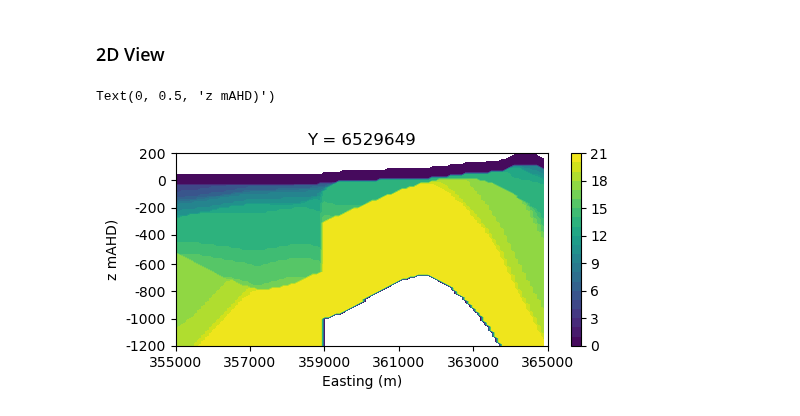
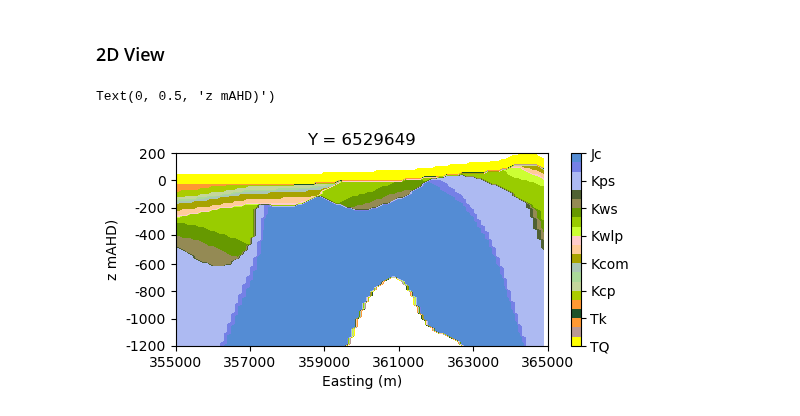
Before and after one commit to malvina-chmielarski/Otorowiri, a Jupyter notebook: Model/Progress_notebook_KB.ipynb, the cells around one changed output. Cells and saved outputs as stored; diff of their text form; code cells hidden in the pictures.

Commit message:
Added some geophys. Didn't get to strat columns...

```diff
--- a/Model/Progress_notebook_KB.ipynb
+++ b/Model/Progress_notebook_KB.ipynb
@@ -292,6 +292,31 @@ for i in range(len(data_list)): #iterate for each row
             formatted_data.append([boreid, easting, northing, bottom, val, lithid, feat_name, gx, gy, gz])
             current_bottom = np.copy(bottom)
 
+#geophys data
+#Thomas_Yaragadee base
+X = np.loadtxt('../Geological_data/Geophysical_data/Thomas_transect/Yar_base_thomas.dat')
+for i in range(len(X)):
+    val = vdum[-2]
+    feat_name = strat.sequences[21]
+    lithid    = lithcodes[21]
+    formatted_data.append(['seis', X[i,0], X[i,1], X[i,2], val, lithid, feat_name, gx, gy, gz])
+
+#Thomas Break up uncomformity
+X = np.loadtxt('../Geological_data/Geophysical_data/Thomas_transect/BU_thomas.dat')
+for i in range(len(X)):
+    val = 0.
+    lithid = 'Warn_base'
+    feat_name = 'WarnUC'
+    formatted_data.append(['seis', X[i,0], X[i,1], X[i,2], val, lithid, feat_name, gx, gy, gz])
+
+#Thomas Top_SPS
+X = np.loadtxt('../Geological_data/Geophysical_data/Thomas_transect/Top_SPS_thomas.dat')
+for i in range(len(X)):
+    val = vdum[16]
+    feat_name = strat.sequences[16]
+    lithid    = lithcodes[16]
+    formatted_data.append(['seis', X[i,0], X[i,1], X[i,2], val, lithid, feat_name, gx, gy, gz])
+
 data = pd.DataFrame(formatted_data)
 data.columns =['ID','X','Y','Z','val','lithcode','feature_name', 'gx', 'gy', 'gz']
 # %% [output]
@@ -541,18 +578,20 @@ for i in range(len(vdum)-2,-1,-1):
 # %%
 #plt.imshow(Lith,origin = 'lower')
 plt.figure(figsize=(6,2.5))
-plt.contourf(Lith,[0,1,2,3,4,5,6,7,8,9,10,11,12,13,14,15,16,17,18,19,20,21])
-plt.colorbar()
+plt.contourf(Lith,[0,1,2,3,4,5,6,7,8,9,10,11,12,13,14,15,16,17,18,19,20,21],
+            colors = strat['color'][1:])
+cbar = plt.colorbar()
+cbar.ax.set_yticklabels(lithcodes[1:])
 plt.title("Y = 6529649")
 plt.xticks([0,20,40,60,80,100],[x0,x0+2000,x0+4000,x0+6000,x0 + 8000, x0 + 10000])
 plt.xlabel('Easting (m)')
 yticks  = []
 yvals = [-1200,-1000,-800,-600,-400,-200,0,200]
 for ydum in yvals:
     n = np.argmin(abs(ydum-z))
     yticks.append(n)
 plt.yticks(yticks,yvals)
 plt.ylabel('z mAHD)')
 # %% [output]
 Text(0, 0.5, 'z mAHD)')
-[figure, old version]
+[figure, new version]
```
Also changed, not shown: parts of 7 cells of this notebook, 8 other files.
